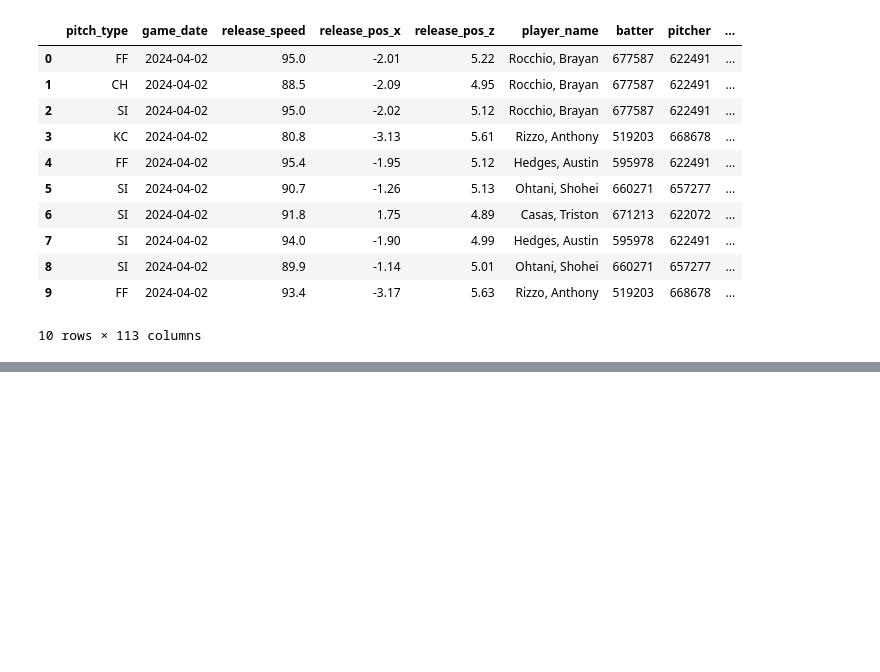
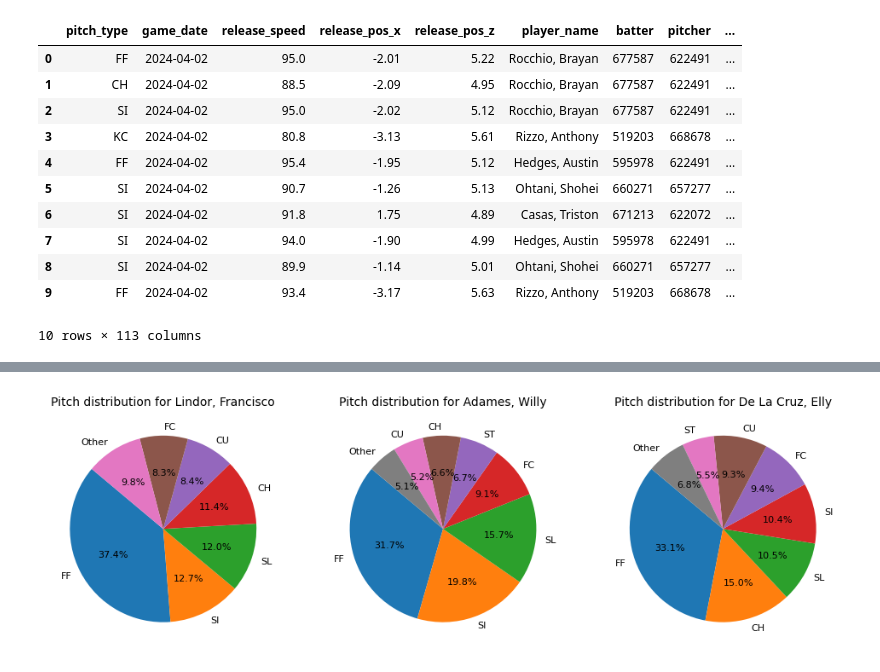
Before and after one commit to sknadler/batting-trends-in-silver-sluggers, a Jupyter notebook: Silver-Sluggers-Analysis.ipynb, the cells around one changed output, grey strips where cells are left out. Drawn from its saved outputs; the diff is of its cells as text; code cells hidden in the pictures; blank space fills up the shorter version.

```diff
--- a/Silver-Sluggers-Analysis.ipynb
+++ b/Silver-Sluggers-Analysis.ipynb
@@ -54,0 +25,8 @@ nl_ut = df[player_name == 'Betts, Mookie']
+# %%
+# Using this link for 2024 MLB Silver Slugger Award finalists: https://www.mlb.com/news/silver-slugger-award-finalists-2024
+# Create smaller datasets with at-bat data for each National League shortstop finalist
+lindor = df[df['player_name'] == 'Lindor, Francisco']
+adames = df[df['player_name'] == 'Adames, Willy']
+de_la_cruz = df[df['player_name'] == 'De La Cruz, Elly']
+
+# Lindor won the award for National League shortstops
@@ -54,0 +67,31 @@ nl_ut = df[player_name == 'Betts, Mookie']
+# %%
+# Create pie charts to visualize pitch type distribution for each batter
+datasets = [lindor, adames, de_la_cruz]
+titles = ['Pitch distribution for Lindor, Francisco', 'Pitch distribution for Adames, Willy', 'Pitch distribution for De La Cruz, Elly']
+threshold = 0.05
+
+fig, axes = plt.subplots(1, 3, figsize = (12, 4))
+
+for i, data in enumerate(datasets):
+
+# Count the value distribution
+    value_counts = data['pitch_type'].value_counts()
+
+# Define threshold for grouping smaller distributions
+    grouped_counts = value_counts[value_counts / value_counts.sum() >= threshold]
+    other_count = value_counts[value_counts / value_counts.sum() < threshold].sum()
+
+    if other_count > 0:
+       grouped_counts['Other'] = other_count
+
+# Create the pie chart
+    axes[i].pie(grouped_counts, labels=grouped_counts.index, autopct='%1.1f%%', startangle=140, textprops={'fontsize': 8})
+    axes[i].set_title(titles[i], fontsize = 10)
+
+# Show the charts
+plt.show()
+
+# Lindor faced less unique pitch types that appeared at least 5% of the time but faced the most pitches of the three batters
+# Four-seam fastball (FF) distributions: Lindor - 37.4%, Adames - 31.7%, De La Cruz - 33.1%
+# %% [output]
+[figure, added]
```
Also changed, not shown: parts of 20 cells of this notebook.
